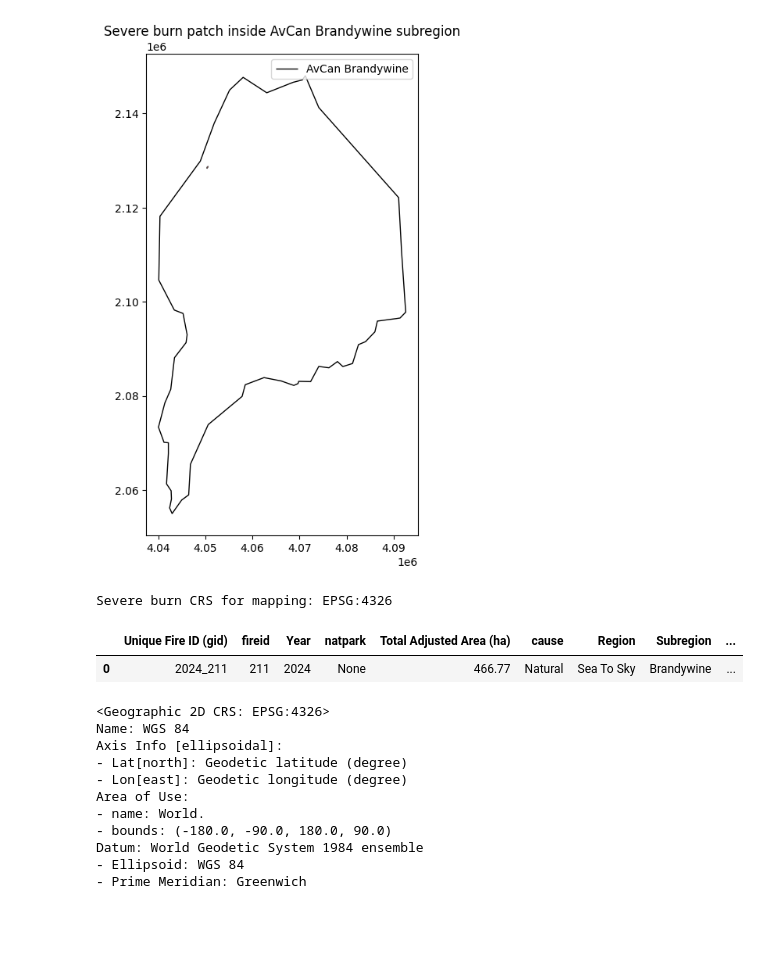
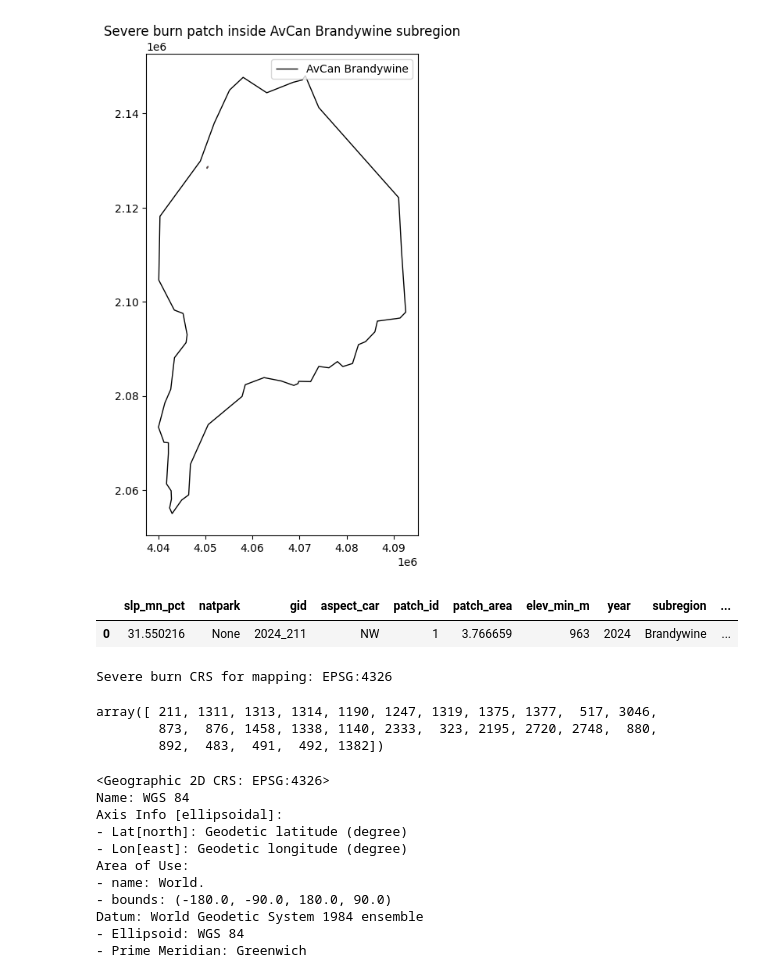
Before and after one commit to Mitch-P-Analyst/canada-wildfire-avcan, a Jupyter notebook: notebooks/severeburns.ipynb, the cells around one changed output. Saved outputs shown, nothing was run; the diff lists cells and outputs as text; code cells hidden in the pictures; blank space fills up the shorter version.

Commit message:
Stage A - Earth Engine severity patches export + visualised, Automation NBAC shapefile addressed

```diff
--- a/notebooks/severeburns.ipynb
+++ b/notebooks/severeburns.ipynb
@@ -38,7 +39,7 @@ print(f'Brandywine Burns loaded. {brandywine.crs}\n')
 
 
 print(f'Loading Avalanche Canada (AvCan) regions shapefile...')
-avcan_path = REPO_ROOT / "data/processed/avalanche_canada/AvCan_cleaned_subregions.geojson"
+avcan_path = REPO_ROOT / "data/processed/avalanche_canada_fires/AvCan_cleaned_subregions.geojson"
 avcan= gpd.read_file(avcan_path)
 print(f" Avalanche Canada Regions loaded. {avcan.crs}\n")
 # %% [output]
@@ -84,6 +85,11 @@ plt.show()
 See: https://matplotlib.org/stable/tutorials/intermediate/legend_guide.html#implementing-a-custom-legend-handler
   ax.legend()
 [figure]
+# %%
+severe_burn.head(5)
+# %% [output]
+|  | slp_mn_pct | natpark | gid | aspect_car | patch_id | patch_area | elev_min_m | year | subregion | ... |
+| 0 | 31.550216 | None | 2024_211 | NW | 1 | 3.766659 | 963 | 2024 | Brandywine | ... |
 # %%
 brandywine = brandywine.rename(columns={
     "year":"Year",
@@ -100,11 +106,5 @@ brandywine['Total Adjusted Area (ha)'] = brandywine['Total Adjusted Area (ha)'].
 brandywine_ll = brandywine.to_crs(epsg=4326)   # <--- key line
 
 print("Severe burn CRS for mapping:", brandywine_ll.crs)
-
-gid211 = brandywine_ll[brandywine_ll['Unique Fire ID (gid)'] == '2024_211']
-
-gid211
 # %% [output]
 Severe burn CRS for mapping: EPSG:4326
-|  | Unique Fire ID (gid) | fireid | Year | natpark | Total Adjusted Area (ha) | cause | Region | Subregion | ... |
-| 0 | 2024_211 | 211 | 2024 | None | 466.77 | Natural | Sea To Sky | Brandywine | ... |
@@ -122,6 +124,12 @@ severe_burn = severe_burn.rename(columns={
 severe_burn['Slope mean (%)'] = severe_burn['Slope mean (%)'].round(2)
 severe_burn['Mean elevation (m)'] = severe_burn['Mean elevation (m)'].round(2)
 severe_burn['Severe burn area (ha)'] = severe_burn['Severe burn area (ha)'].round(2)
+# %%
+brandywine_ll['fireid'].unique()
+# %% [output]
+array([ 211, 1311, 1313, 1314, 1190, 1247, 1319, 1375, 1377,  517, 3046,
+        873,  876, 1458, 1338, 1140, 2333,  323, 2195, 2720, 2748,  880,
+        892,  483,  491,  492, 1382])
 # %%
 gid211.crs
 # %% [output]
```
Also changed, not shown: parts of 4 cells of this notebook, 22 other files.
